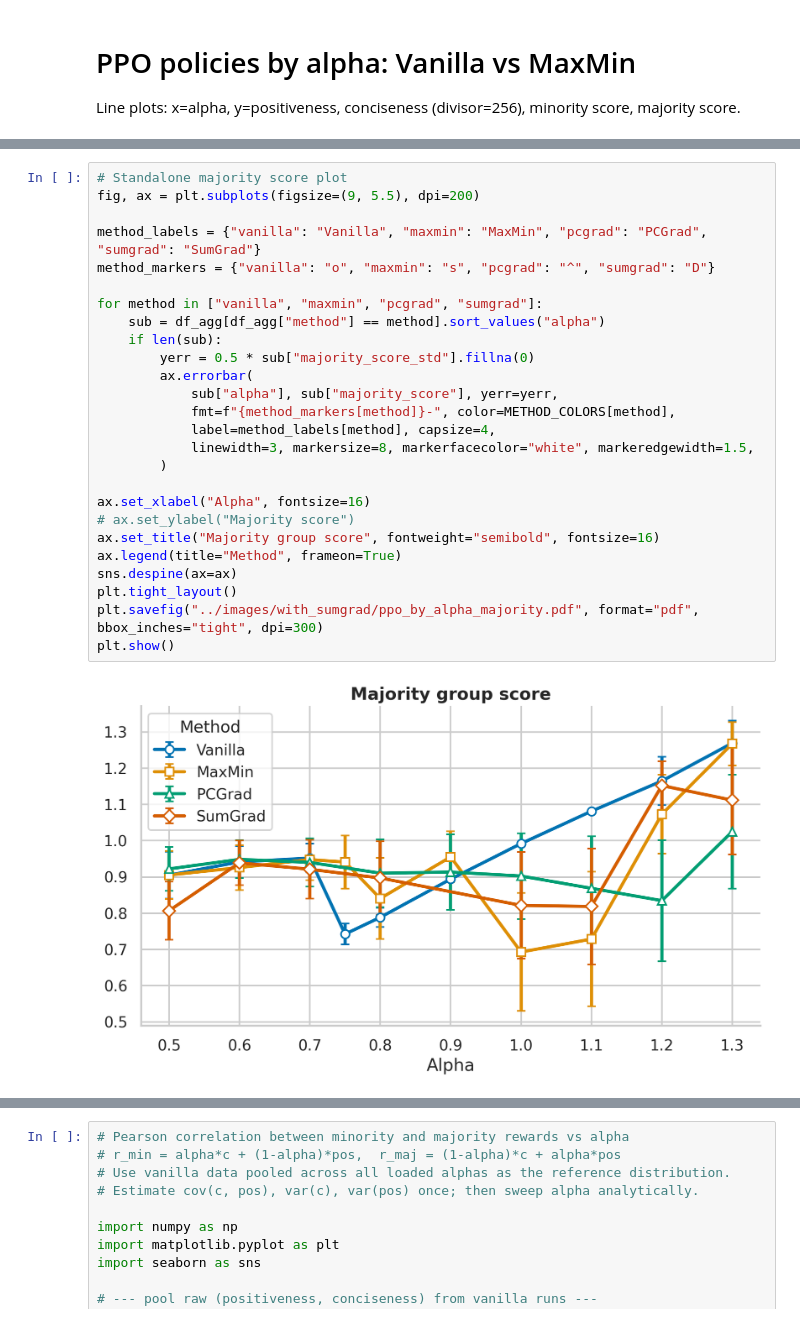
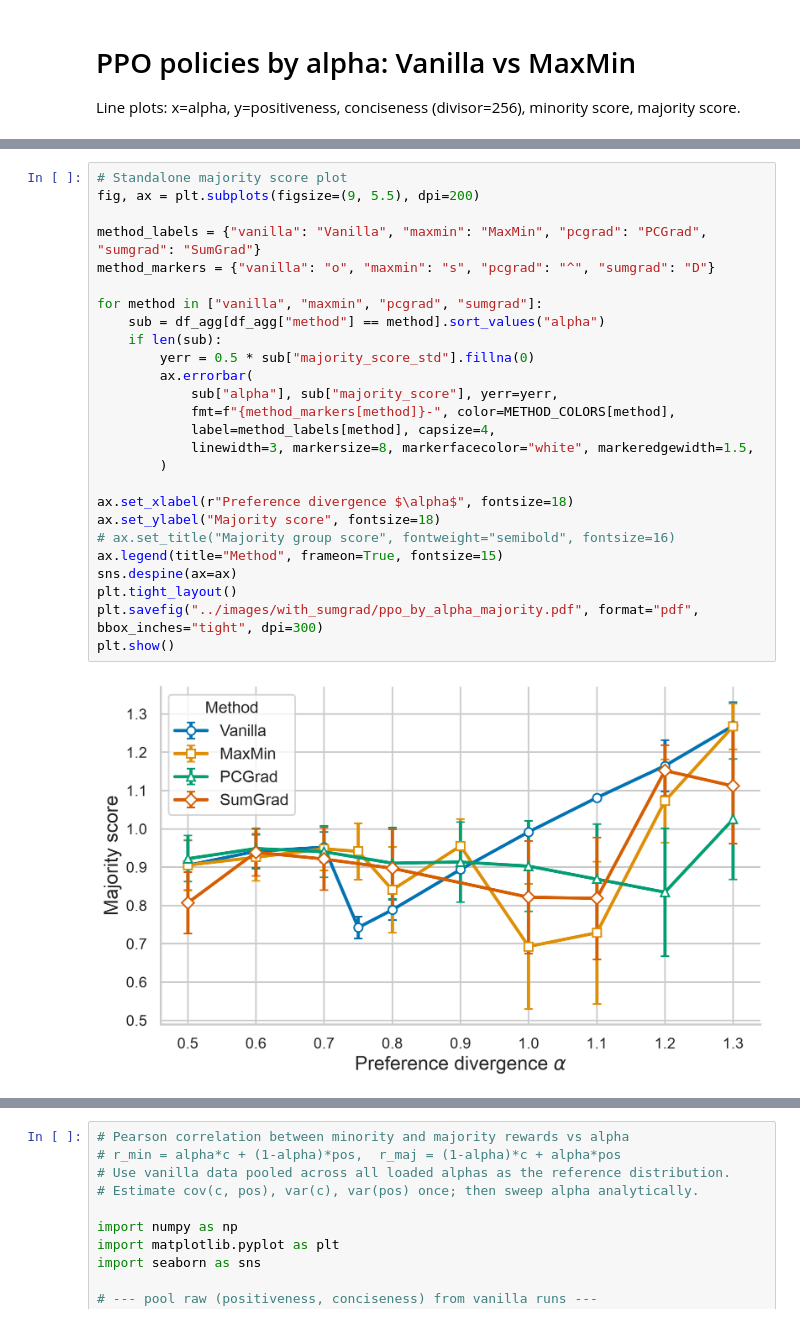
Before and after one commit to MINGXUAN99/fairness-rlhf, a Jupyter notebook: notebooks/analyze_ppo_by_alpha.ipynb, the cells around one changed output, grey strips where cells are left out. Cells and saved outputs as stored; diff of their text form.

```diff
--- a/notebooks/analyze_ppo_by_alpha.ipynb
+++ b/notebooks/analyze_ppo_by_alpha.ipynb
@@ -317,31 +343,31 @@ plt.show()
 # %%
 # Standalone majority score plot
 fig, ax = plt.subplots(figsize=(9, 5.5), dpi=200)
 
 method_labels = {"vanilla": "Vanilla", "maxmin": "MaxMin", "pcgrad": "PCGrad", "sumgrad": "SumGrad"}
 method_markers = {"vanilla": "o", "maxmin": "s", "pcgrad": "^", "sumgrad": "D"}
 
 for method in ["vanilla", "maxmin", "pcgrad", "sumgrad"]:
     sub = df_agg[df_agg["method"] == method].sort_values("alpha")
     if len(sub):
         yerr = 0.5 * sub["majority_score_std"].fillna(0)
         ax.errorbar(
             sub["alpha"], sub["majority_score"], yerr=yerr,
             fmt=f"{method_markers[method]}-", color=METHOD_COLORS[method],
             label=method_labels[method], capsize=4,
             linewidth=3, markersize=8, markerfacecolor="white", markeredgewidth=1.5,
         )
 
-ax.set_xlabel("Alpha", fontsize=16)
-# ax.set_ylabel("Majority score")
-ax.set_title("Majority group score", fontweight="semibold", fontsize=16)
-ax.legend(title="Method", frameon=True)
+ax.set_xlabel(r"Preference divergence $\alpha$", fontsize=18)
+ax.set_ylabel("Majority score", fontsize=18)
+# ax.set_title("Majority group score", fontweight="semibold", fontsize=16)
+ax.legend(title="Method", frameon=True, fontsize=15)
 sns.despine(ax=ax)
 plt.tight_layout()
 plt.savefig("../images/with_sumgrad/ppo_by_alpha_majority.pdf", format="pdf", bbox_inches="tight", dpi=300)
 plt.show()
 # %% [output]
-[figure, old version]
+[figure, new version]
 # %%
 # Worst group score across methods
 method_labels = {"vanilla": "Vanilla", "maxmin": "MaxMin", "pcgrad": "PCGrad", "sumgrad": "SumGrad"}
```
Also changed, not shown: parts of 5 cells of this notebook, 9 other files.
